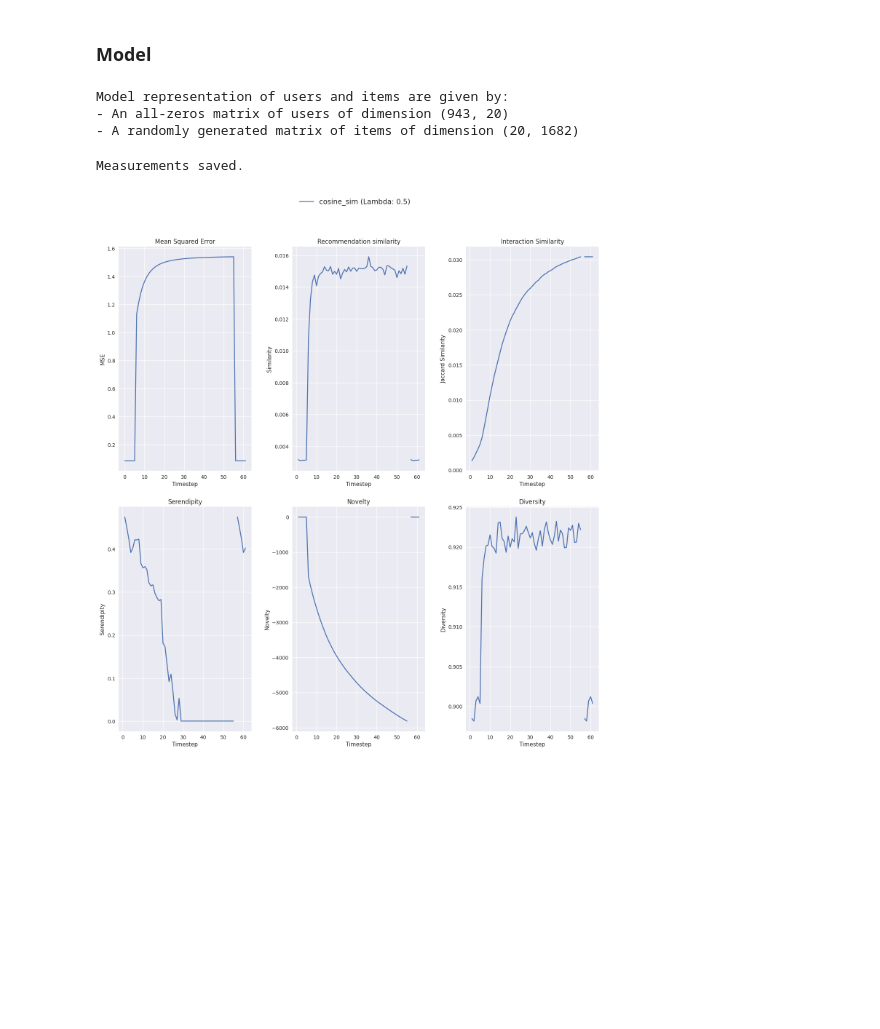
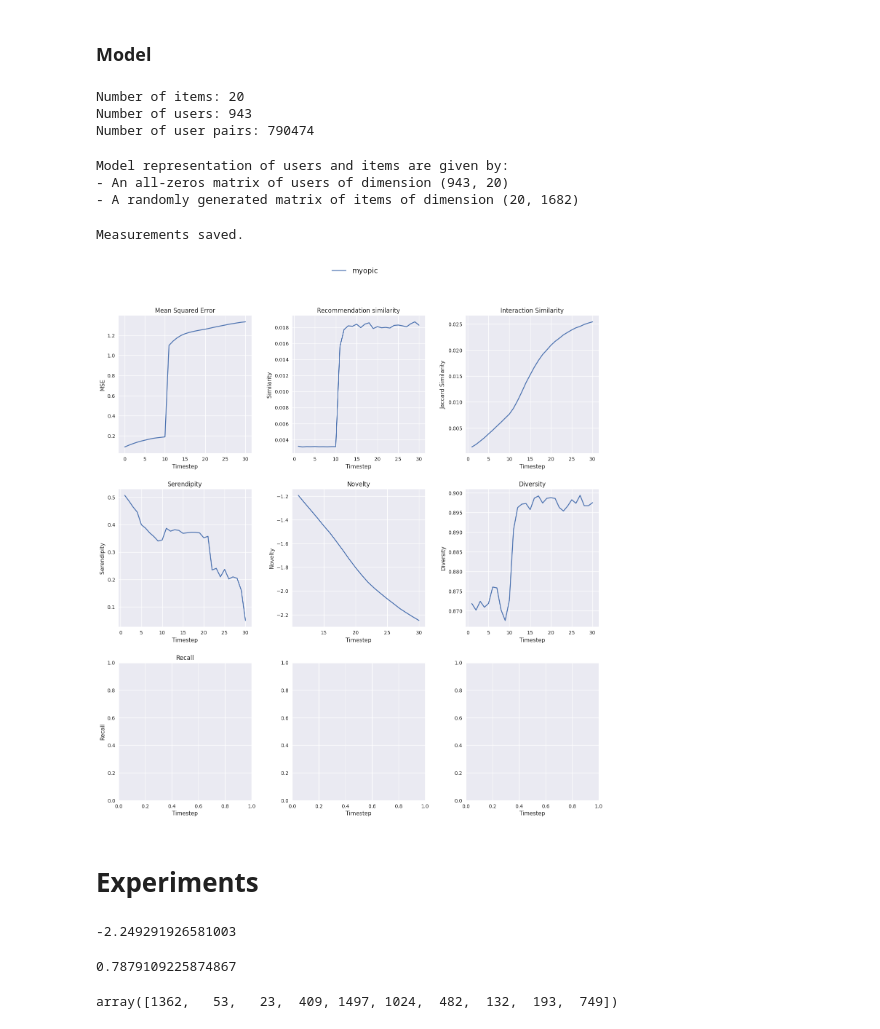
Before and after one commit to jannikjw/fair-recommender-systems, a Jupyter notebook: trecs_exp.ipynb, the cells around one changed output. Drawn from its saved outputs; the diff is of its cells as text; code cells hidden in the pictures; blank space fills up the shorter version.

Commit message:
Resolve review of PR
- fixed recall
- added provisions to scoring functions that divide by zero in model initialization
- extended experiments.py to configure user parameters

```diff
--- a/trecs_exp.ipynb
+++ b/trecs_exp.ipynb
@@ -86,3 +81,30 @@ for u_idx in range(num_users):
+# %%
+num_users = len(user_representation)
+num_items = len(item_representation)
+print(f'Number of items: {num_items}')
+print(f'Number of users: {num_users}')
+
+if pair_all:
+    # All possible user pairs
+    user_pairs = [(u_idx, v_idx) for u_idx in range(len(user_representation)) for v_idx in range(len(user_representation))]
+
+else:
+    # create user_pairs by pairing users only with others that are not in the same cluster
+    user_pairs = []
+    for u_idx in range(num_users):
+        for v_idx in range(num_users):
+            if cluster_ids[u_idx] != cluster_ids[v_idx]:
+                user_pairs.append((u_idx, v_idx))
+print(f'Number of user pairs: {len(user_pairs)}')
+
+users = Users(actual_user_profiles=user_representation,
+              repeat_interactions=False,
+              drift=drift,
+              attention_exp=attention_exp)
+# %% [output]
+Number of items: 20
+Number of users: 943
+Number of user pairs: 790474
 # %%
 mse = MSEMeasurement()
 measurements_list = [
@@ -91,15 +113,11 @@ measurements_list = [
     InteractionSpread(),
     InteractionSimilarity(pairs=user_pairs),
     RecSimilarity(pairs=user_pairs),
-    # TopicInteractionMeasurement(),
-    # MeanNumberOfTopics(),
     SerendipityMetric(),
     DiversityMetric(),
-    NoveltyMetric()
+    NoveltyMetric(),
+    RecallMeasurement(),
+    # MeanNumberOfTopics(),
 ]
-# %%
-score_fn = 'cosine_sim'
-probabilistic = False
-globals.ALPHA = 0.2
 # %%
 # Model
@@ -151,38 +167,40 @@ Model representation of users and items are given by:
 train_timesteps=10
 model.startup_and_train(timesteps=train_timesteps)
 # %%
-run_timesteps=50
+run_timesteps=20
 model.run(timesteps=run_timesteps)
 # %%
 import src
 reload(src.utils)
 from src.utils import *
 
 # Save measurements
 measurements_dir = f'artefacts/measurements/'
-file_name = f'{model_name}_measurements_{train_timesteps}trainTimesteps_{run_timesteps}runTimesteps_{n_attrs}nAttrs_{n_clusters}nClusters'
+file_name = f'{model_name}_measurements_{train_timesteps}trainTimesteps_{run_timesteps}runTimesteps_{n_attrs}nAttrs_{n_clusters}nClusters_{drift}Drift_{attention_exp}AttentionExp_{pair_all}PairAll'
 measurements_path = measurements_dir + file_name
 if requires_alpha:
     measurements_path += f'_{alpha}Lambda'
 measurements_path += '.csv'
 measurements_df = load_or_create_measurements_df(model, model_name, train_timesteps, measurements_path)
 measurements_df.to_csv(measurements_path)
 print('Measurements saved.')
 
 # Create df for parametrics
 numeric_cols = ['trainTimesteps', 'runTimesteps', 'nAttrs', 'nClusters', 'Lambda']
 columns = ['model_name'] + numeric_cols
 
 data = [[model_name, train_timesteps, run_timesteps, n_attrs, n_clusters, None]]
 if requires_alpha:
     data = [[model_name, train_timesteps, run_timesteps, n_attrs, n_clusters, alpha]]
 
 parameters_df = pd.DataFrame(data,
                              columns = columns)
 for col in numeric_cols:
     parameters_df[col] = pd.to_numeric(parameters_df[col])
 
 plot_measurements([measurements_df], parameters_df)
 # %% [output]
 Measurements saved.
-[figure, old version]
+[figure, new version]
+# %% [markdown]
+# Experiments
@@ -188,0 +225,24 @@ Measurements saved.
+# %%
+item_novelty
+# %% [output]
+-2.249291926581003
+# %%
+k = 5
+
+shown_item_scores = np.take(recommender.predicted_scores.value, recommender.items_shown)
+shown_item_ranks = np.argsort(shown_item_scores, axis=1)
+top_k_items = np.empty((len(shown_item_ranks), k), dtype=int)
+for i, u in enumerate(recommender.items_shown):
+    top_k_items[i] = np.take(u, shown_item_ranks[i, k:])
+recall = (
+    len(np.where(np.isin(recommender.interactions, top_k_items))[0]) / recommender.num_users
+)
+
+
+recall
+# %% [output]
+0.7879109225874867
+# %%
+recommender.items_shown[1]
+# %% [output]
+array([1362,   53,   23,  409, 1497, 1024,  482,  132,  193,  749])
```
Also changed, not shown: parts of 16 cells of this notebook, 6 other files.
